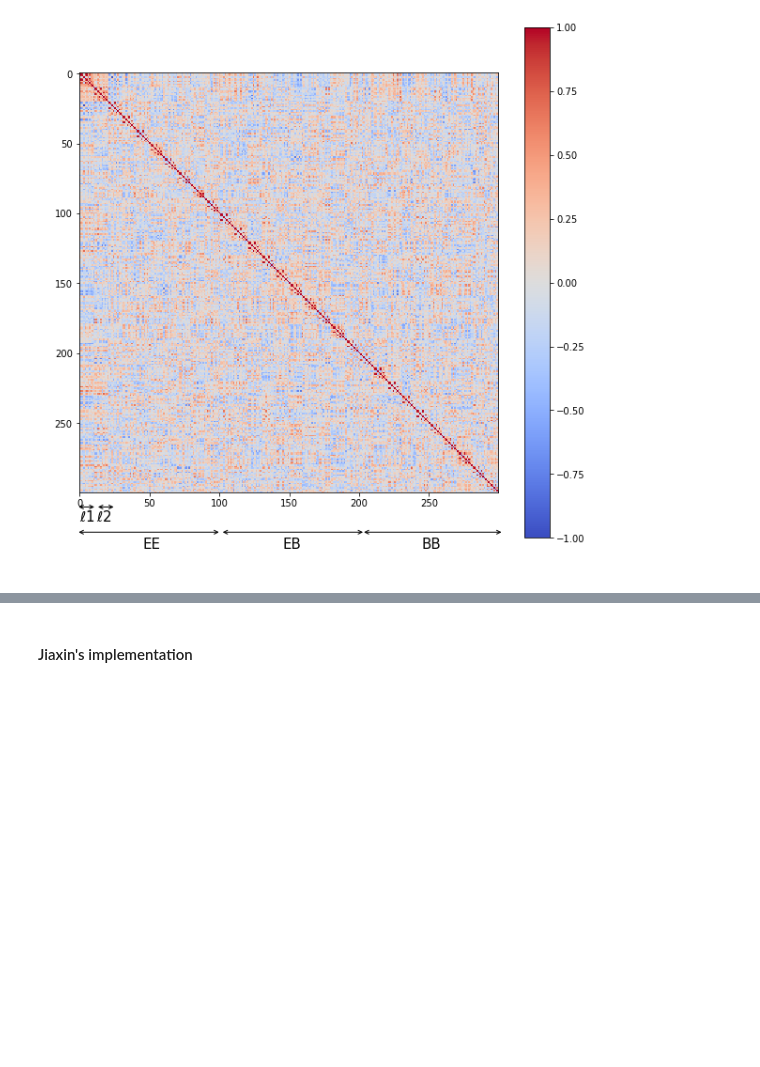
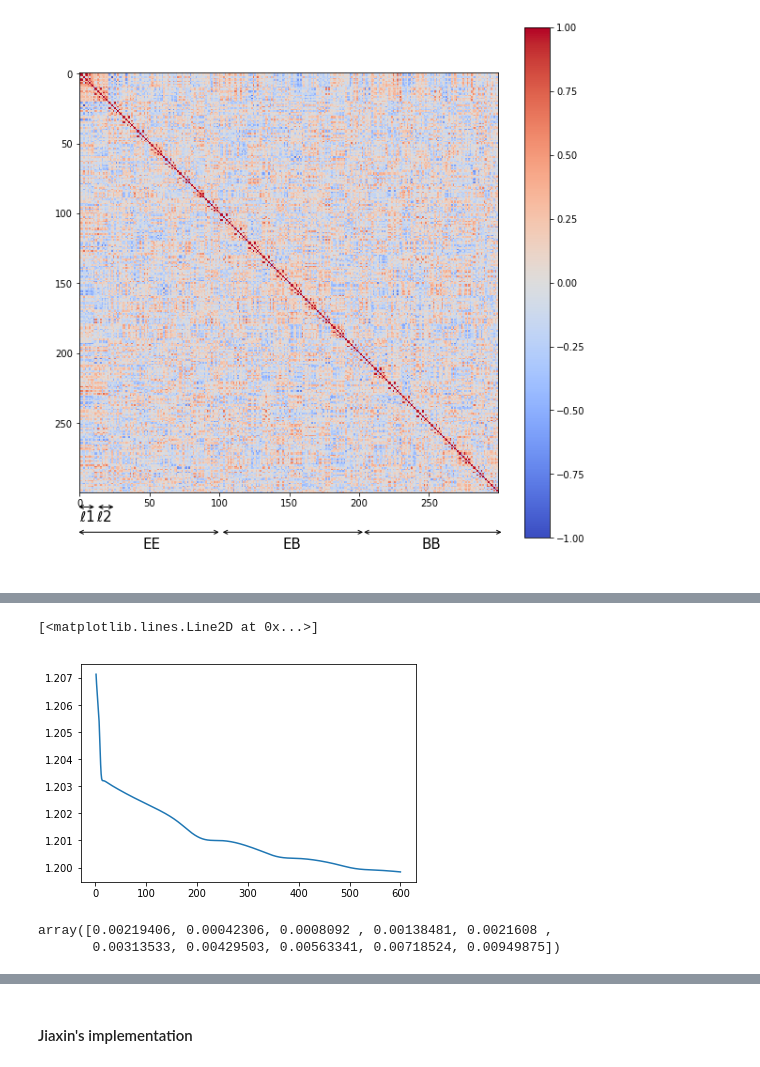
Before and after one commit to YJHelloWorld/Likelihood, a Jupyter notebook: methods.py.ipynb, the cells around one changed output, grey strips where cells are left out. Saved outputs shown, nothing was run; the diff lists cells and outputs as text; code cells hidden in the pictures; blank space fills up the shorter version.

```diff
--- a/methods.py.ipynb
+++ b/methods.py.ipynb
@@ -486,0 +416,18 @@ LinAlgError: Eigenvalues did not converge
+# %%
+def GenBB(r = 0.05, raw_cl = True):
+    '''
+    Generate the theoretical power spectra using camb
+    '''
+
+    pars = camb.CAMBparams()
+    pars.set_cosmology(H0=67.26, ombh2=0.022, omch2=0.1199, mnu=0.06, omk=0, tau=0.078)
+    pars.InitPower.set_params(As=2.19856*1e-9, ns=0.9652, r = r)
+    pars.set_for_lmax(3000, lens_potential_accuracy=1)
+    pars.WantTensors = True
+
+    results = camb.get_results(pars)
+    powers =results.get_cmb_power_spectra(pars, CMB_unit='muK', raw_cl=raw_cl)
+
+    totCL=powers['tensor'] ## TT EE BB TE
+#     ell = np.arange(len(totCL.T[0]))
+    return totCL.T[2]
@@ -486,0 +447,13 @@ LinAlgError: Eigenvalues did not converge
+# %%
+bb = GenBB(0.05, raw_cl=False)
+bb_06 = GenBB(0.06, raw_cl=False)
+# %%
+plt.plot(bb_06/bb)
+# %% [output]
+[<matplotlib.lines.Line2D at 0x...>]
+[figure, added]
+# %%
+nl_mean[2][:,1,1]
+# %% [output]
+array([0.00219406, 0.00042306, 0.0008092 , 0.00138481, 0.0021608 ,
+       0.00313533, 0.00429503, 0.00563341, 0.00718524, 0.00949875])
```
Also changed, not shown: parts of 62 cells of this notebook.
